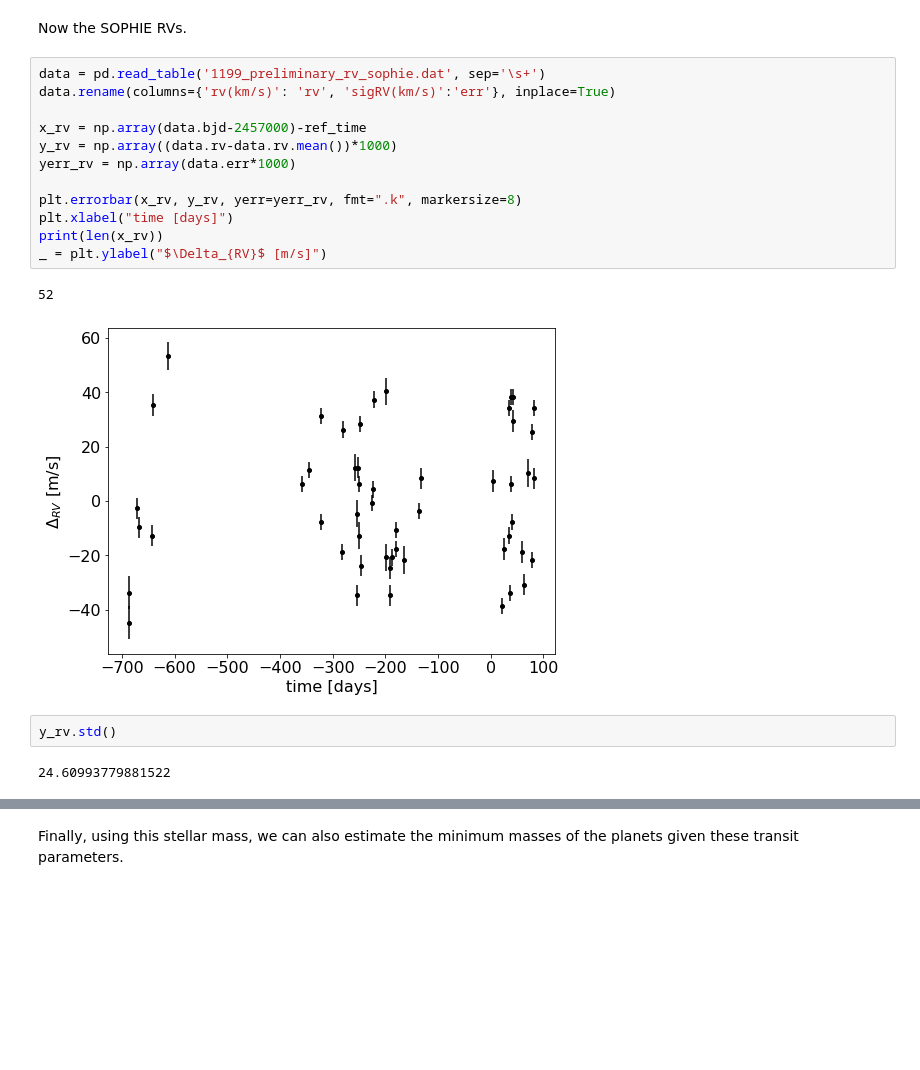
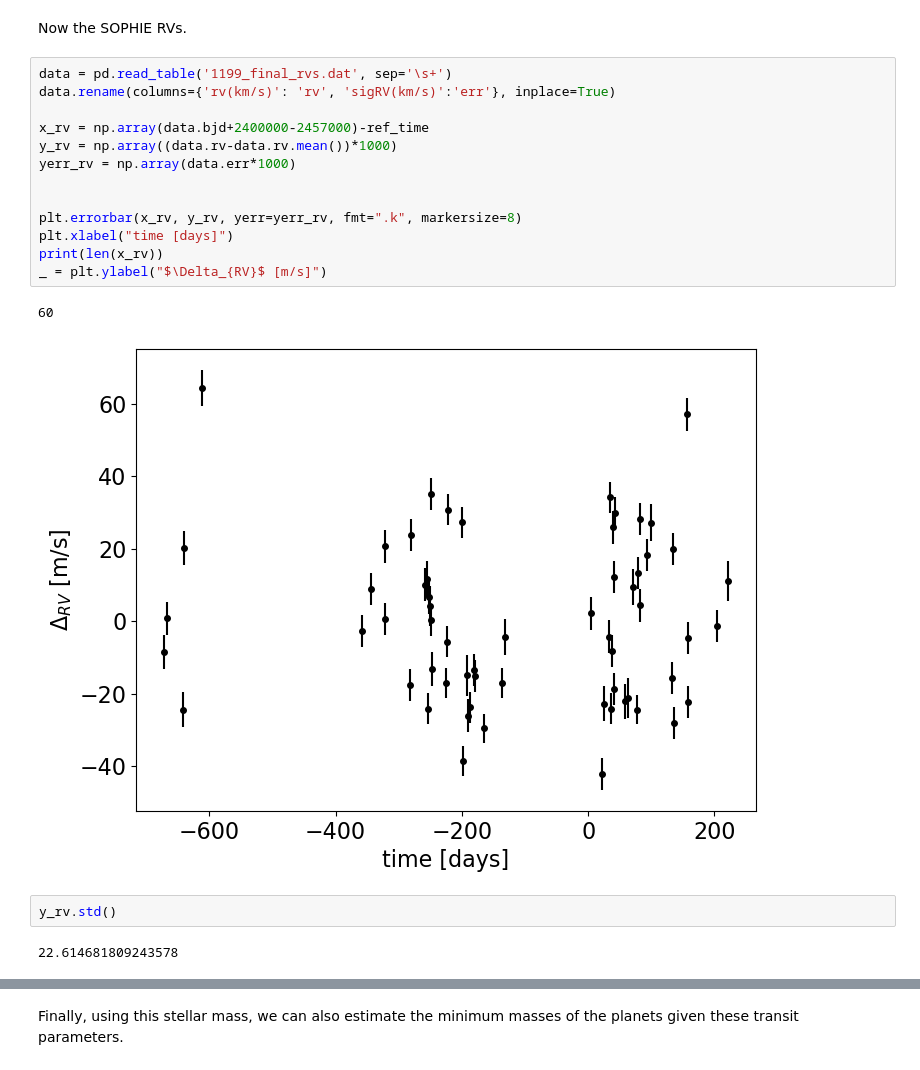
Before and after one commit to juanserrano90/toi1199-1273, a Jupyter notebook: joint_1199.ipynb, the cells around one changed output, grey strips where cells are left out. Drawn from its saved outputs; the diff is of its cells as text; blank space fills up the shorter version.

```diff
--- a/joint_1199.ipynb
+++ b/joint_1199.ipynb
@@ -258,24 +259,25 @@ plt.xlim(-0.12,0.12)
 # %% [markdown]
 Now the SOPHIE RVs.
 # %%
-data = pd.read_table('1199_preliminary_rv_sophie.dat', sep='\s+')
+data = pd.read_table('1199_final_rvs.dat', sep='\s+')
 data.rename(columns={'rv(km/s)': 'rv', 'sigRV(km/s)':'err'}, inplace=True)
 
-x_rv = np.array(data.bjd-2457000)-ref_time
+x_rv = np.array(data.bjd+2400000-2457000)-ref_time
 y_rv = np.array((data.rv-data.rv.mean())*1000)
 yerr_rv = np.array(data.err*1000)
+
 
 plt.errorbar(x_rv, y_rv, yerr=yerr_rv, fmt=".k", markersize=8)
 plt.xlabel("time [days]")
 print(len(x_rv))
 _ = plt.ylabel("$\Delta_{RV}$ [m/s]")
 # %% [output]
-52
+60
-[figure, old version]
+[figure, new version]
 # %%
 y_rv.std()
 # %% [output]
-24.60993779881522
+22.614681809243578
 # %%
 # Compute a reference time that will be used to normalize the trends model
 x_ref = 0.5 * (x_rv.min() + x_rv.max())
```
Also changed, not shown: parts of 35 cells of this notebook, 4 other files.
